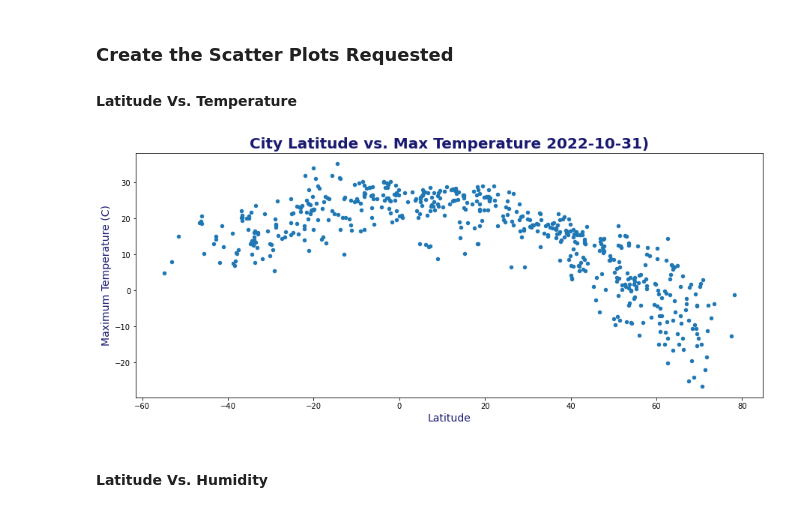
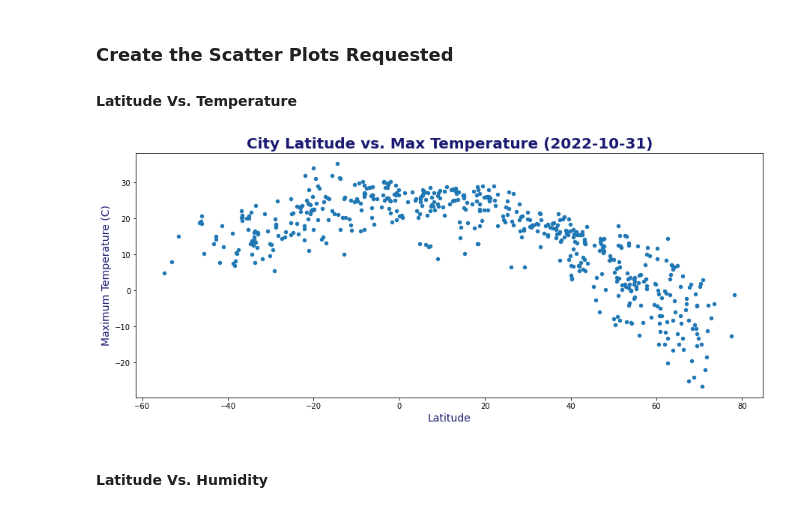
Before and after one commit to JeffPinegar/python-api-challenge, a Jupyter notebook: WeatherPy/JSP WeatherPy.ipynb, the cells around one changed output. Cells and saved outputs as stored; diff of their text form; code cells hidden in the pictures.

```diff
--- a/WeatherPy/JSP WeatherPy.ipynb
+++ b/WeatherPy/JSP WeatherPy.ipynb
@@ -207,25 +193,25 @@ city_data_df.head()
 # %%
 # Build scatter plot for latitude vs. temperature
 city_data_df.plot.scatter( x='Lat', y='Max Temp', figsize=(15, 6))
 
 # Incorporate the other graph properties
 plt.xlabel('Latitude', fontsize = 14, color = 'midnightblue' )
 plt.ylabel('Maximum Temperature (C)', fontsize = 14, color = 'midnightblue')
-plt.title('City Latitude vs. Max Temperature 2022-10-31)',
+plt.title('City Latitude vs. Max Temperature (2022-10-31)',
            fontsize = 20,
            color = 'midnightblue',
            fontweight="bold");
 
 fignum = 1
 filename = f'Fig{fignum}_Lat_vs_Temp.jpg'
 save_fig = os.path.join('.','output', filename )                         # Prepare to save the figure
 plt.savefig(save_fig, bbox_inches='tight')                               # Save the figure
 fignum +=1
 
 # Show plot
 plt.show()
 # %% [output]
-[figure, old version]
+[figure, new version]
 # %% [markdown]
 #### Latitude Vs. Humidity
 # %%
```
Also changed, not shown: parts of 24 cells of this notebook, 11 other files.
